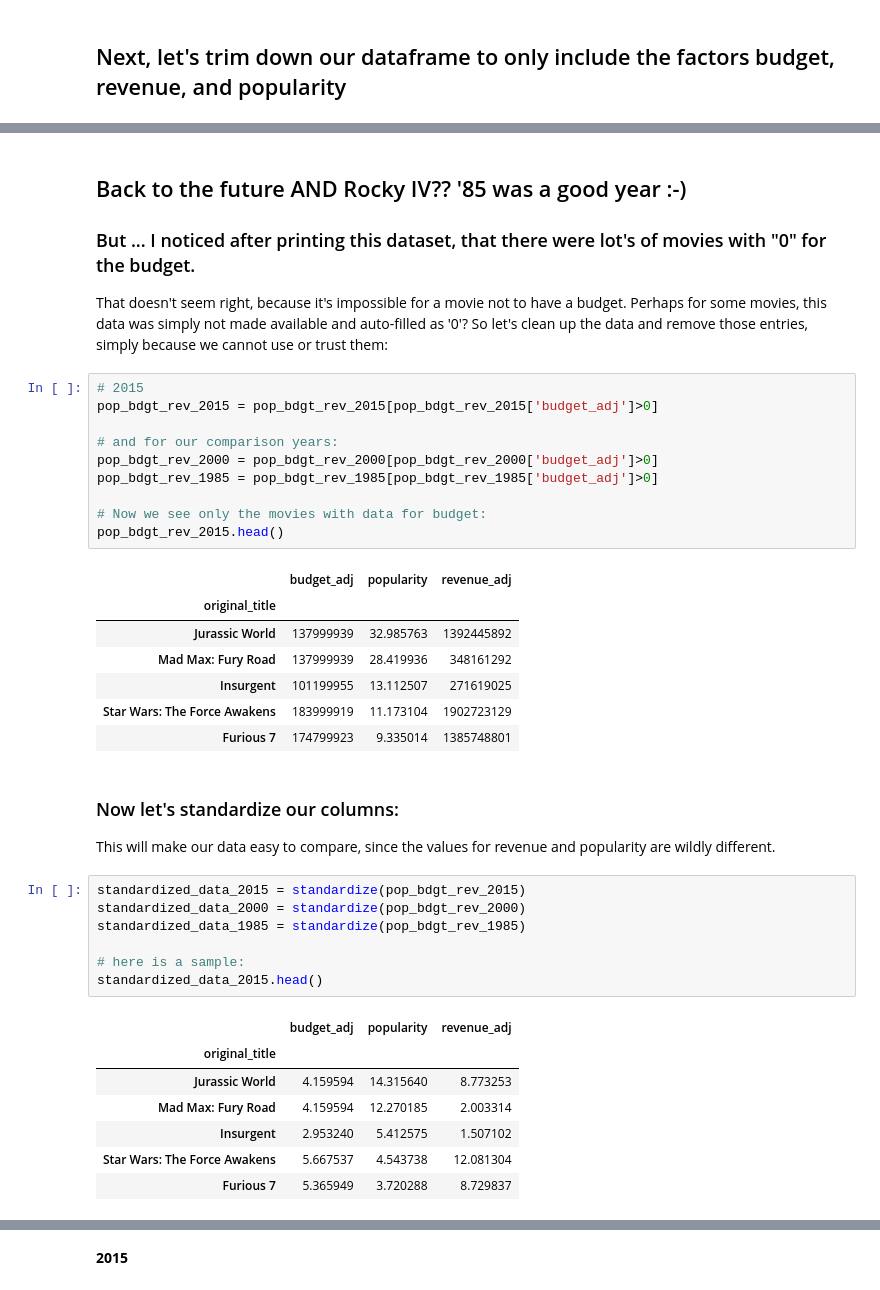
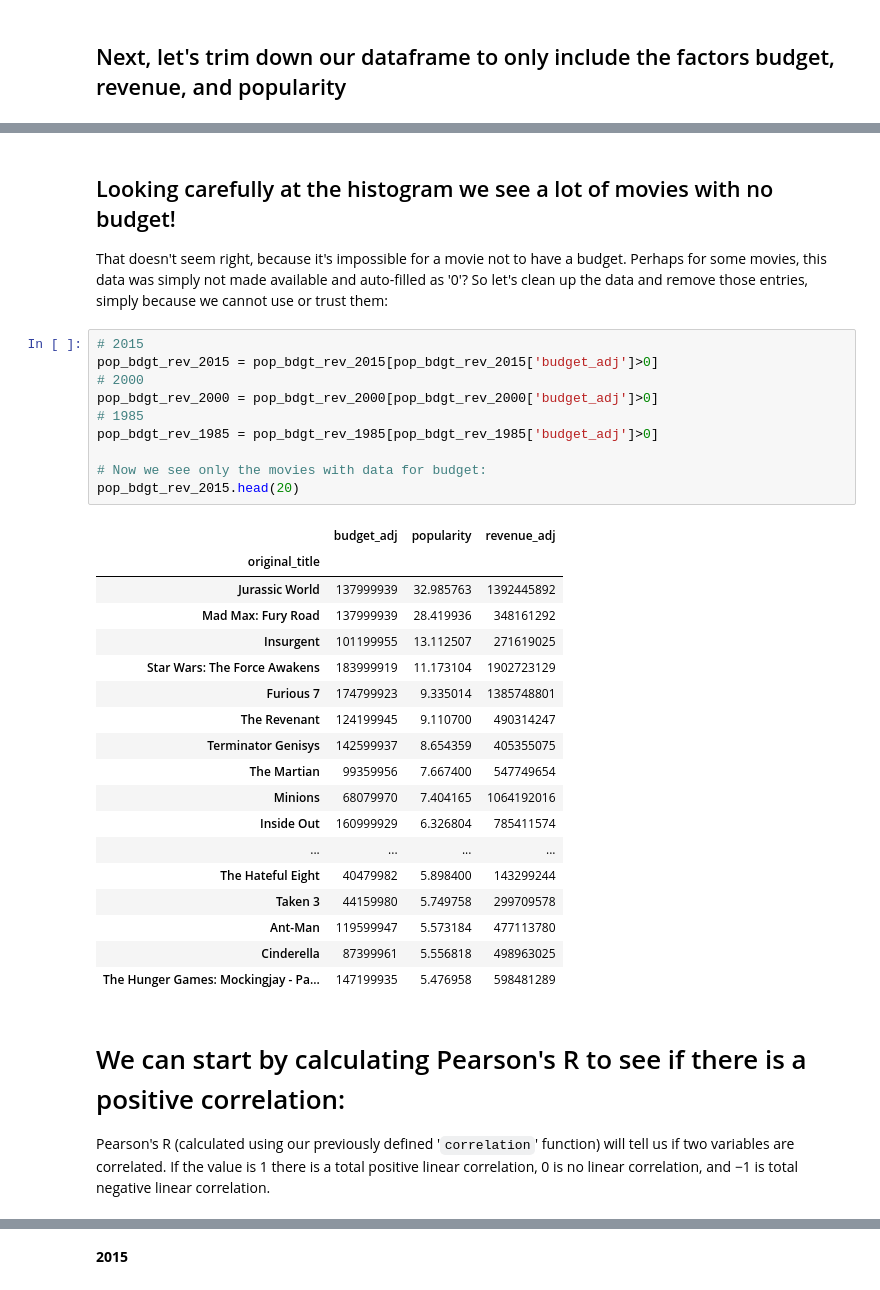
Before and after one commit to ctrachte/Movie-Data-Analysis-Project, a Jupyter notebook: Final_Project.ipynb, the cells around one changed output, grey strips where cells are left out. Cells and saved outputs as stored; diff of their text form.

```diff
--- a/Final_Project.ipynb
+++ b/Final_Project.ipynb
@@ -122,41 +142,37 @@ pop_bdgt_rev_1985.head(20)
 # %% [markdown]
-## Back to the future AND Rocky IV?? '85 was a good year :-)
-### But ... I noticed after printing this dataset, that there were lot's of movies with "0" for the budget.
+## Looking carefully at the histogram we see a lot of movies with no budget!
 That doesn't seem right, because it's impossible for a movie not to have a budget. Perhaps for some movies, this data was simply not made available and auto-filled as '0'? So let's clean up the data and remove those entries, simply because we cannot use or trust them:
 # %%
 # 2015
 pop_bdgt_rev_2015 = pop_bdgt_rev_2015[pop_bdgt_rev_2015['budget_adj']>0]
-
-# and for our comparison years:
+# 2000
 pop_bdgt_rev_2000 = pop_bdgt_rev_2000[pop_bdgt_rev_2000['budget_adj']>0]
+# 1985
 pop_bdgt_rev_1985 = pop_bdgt_rev_1985[pop_bdgt_rev_1985['budget_adj']>0]
 
 # Now we see only the movies with data for budget:
-pop_bdgt_rev_2015.head()
+pop_bdgt_rev_2015.head(20)
 # %% [output]
 |  | budget_adj | popularity | revenue_adj |
 | original_title |  |  |  |
 | Jurassic World | 137999939 | 32.985763 | 1392445892 |
 | Mad Max: Fury Road | 137999939 | 28.419936 | 348161292 |
 | Insurgent | 101199955 | 13.112507 | 271619025 |
 | Star Wars: The Force Awakens | 183999919 | 11.173104 | 1902723129 |
 | Furious 7 | 174799923 | 9.335014 | 1385748801 |
+| The Revenant | 124199945 | 9.110700 | 490314247 |
+| Terminator Genisys | 142599937 | 8.654359 | 405355075 |
+| The Martian | 99359956 | 7.667400 | 547749654 |
+| Minions | 68079970 | 7.404165 | 1064192016 |
+| Inside Out | 160999929 | 6.326804 | 785411574 |
+| ... | ... | ... | ... |
+| The Hateful Eight | 40479982 | 5.898400 | 143299244 |
+| Taken 3 | 44159980 | 5.749758 | 299709578 |
+| Ant-Man | 119599947 | 5.573184 | 477113780 |
+| Cinderella | 87399961 | 5.556818 | 498963025 |
+| The Hunger Games: Mockingjay - Pa... | 147199935 | 5.476958 | 598481289 |
-# %% [markdown]
-### Now let's standardize our columns:
-This will make our data easy to compare, since the values for revenue and popularity are wildly different.
-# %%
-standardized_data_2015 = standardize(pop_bdgt_rev_2015)
-standardized_data_2000 = standardize(pop_bdgt_rev_2000)
-standardized_data_1985 = standardize(pop_bdgt_rev_1985)
-
-# here is a sample:
-standardized_data_2015.head()
-# %% [output]
-|  | budget_adj | popularity | revenue_adj |
-| original_title |  |  |  |
-| Jurassic World | 4.159594 | 14.315640 | 8.773253 |
-| Mad Max: Fury Road | 4.159594 | 12.270185 | 2.003314 |
-| Insurgent | 2.953240 | 5.412575 | 1.507102 |
-| Star Wars: The Force Awakens | 5.667537 | 4.543738 | 12.081304 |
-| Furious 7 | 5.365949 | 3.720288 | 8.729837 |
+# %% [markdown]
+# We can start by calculating Pearson's R to see if there is a positive correlation:
+
+Pearson's R (calculated using our previously defined '`correlation`' function) will tell us if two variables are correlated. If the value is 1 there is a total positive linear correlation, 0 is no linear correlation, and −1 is total negative linear correlation.
 # %% [markdown]
```
Also changed, not shown: parts of 47 cells of this notebook.
